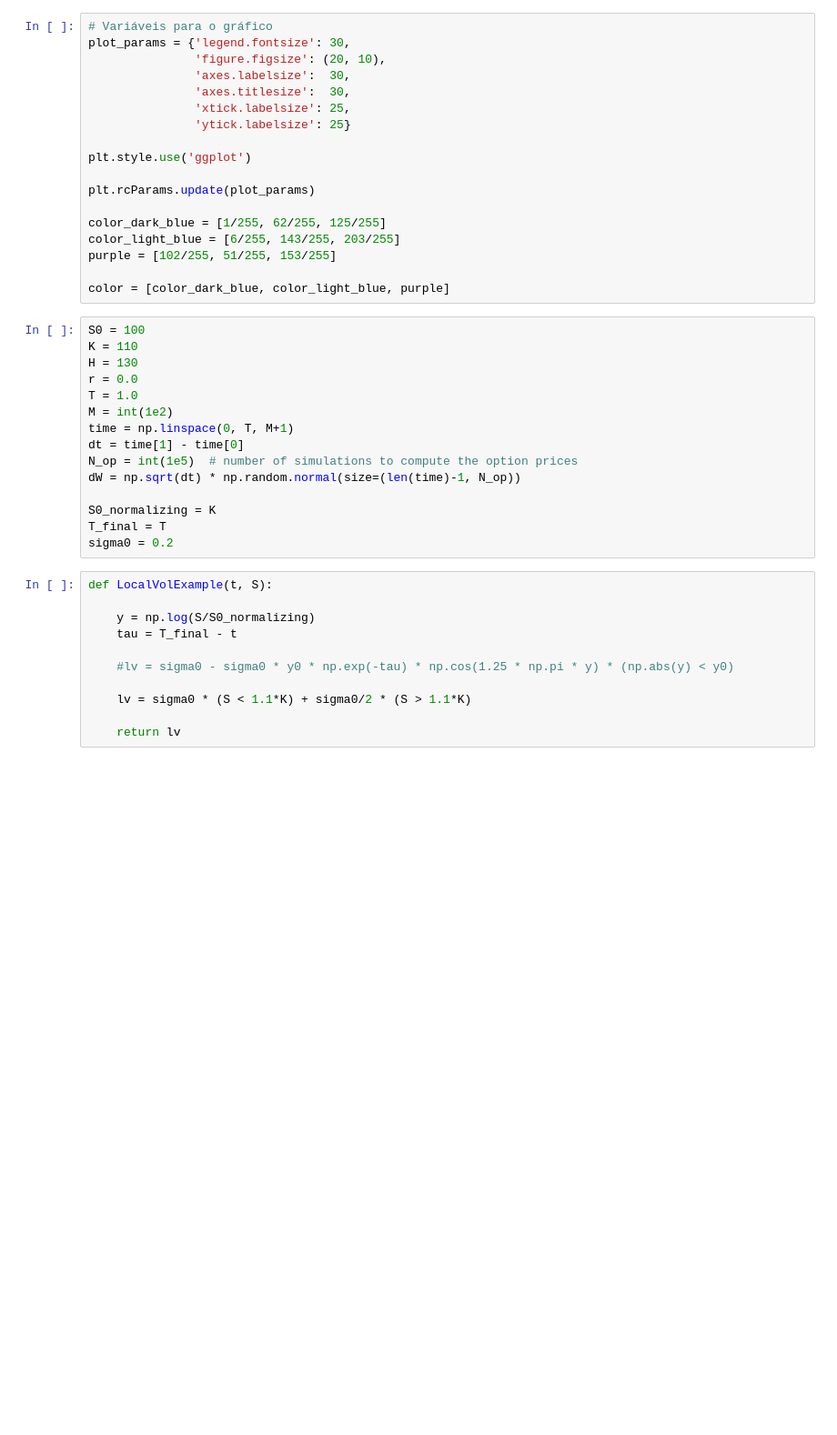
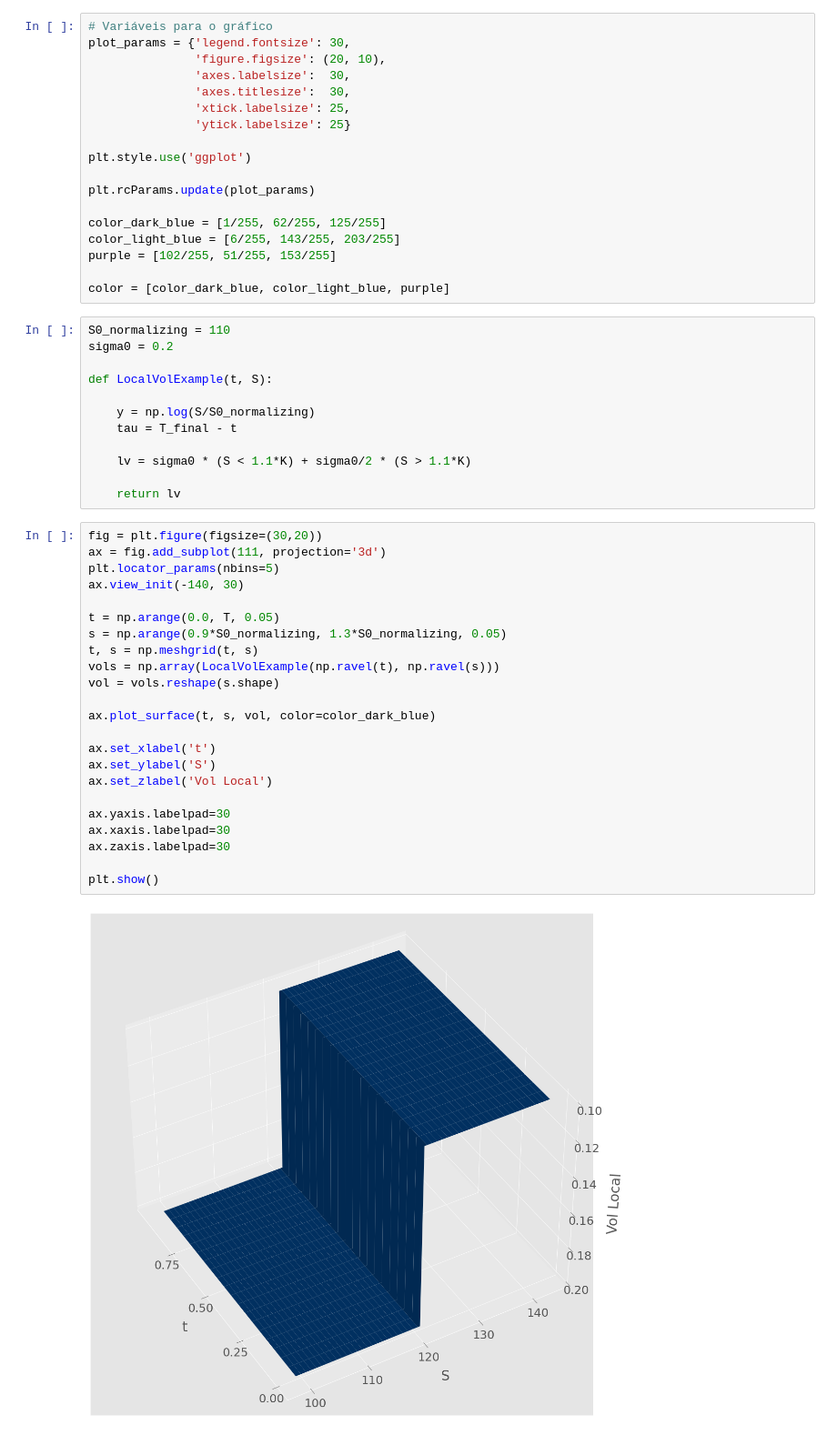
Before and after one commit to ysaporito/modelos_vol_derivativos, a Jupyter notebook: Opção com Barreira em Vol Local.ipynb, the cells around one changed output. Shown at 91% size. Saved outputs shown, nothing was run; the diff lists cells and outputs as text; blank space fills up the shorter version.

```diff
--- a/Opção com Barreira em Vol Local.ipynb
+++ b/Opção com Barreira em Vol Local.ipynb
@@ -23,30 +21,41 @@ color_light_blue = [6/255, 143/255, 203/255]
 purple = [102/255, 51/255, 153/255]
 
 color = [color_dark_blue, color_light_blue, purple]
-# %%
-S0 = 100
-K = 110
-H = 130
-r = 0.0
-T = 1.0
-M = int(1e2)
-time = np.linspace(0, T, M+1)
-dt = time[1] - time[0]
-N_op = int(1e5)  # number of simulations to compute the option prices
-dW = np.sqrt(dt) * np.random.normal(size=(len(time)-1, N_op))
-
-S0_normalizing = K
-T_final = T
-sigma0 = 0.2
 # %%
+S0_normalizing = 110
+sigma0 = 0.2
+
 def LocalVolExample(t, S):
 
     y = np.log(S/S0_normalizing)
     tau = T_final - t
 
-    #lv = sigma0 - sigma0 * y0 * np.exp(-tau) * np.cos(1.25 * np.pi * y) * (np.abs(y) < y0)
-
     lv = sigma0 * (S < 1.1*K) + sigma0/2 * (S > 1.1*K)
 
     return lv
+# %%
+fig = plt.figure(figsize=(30,20))
+ax = fig.add_subplot(111, projection='3d')
+plt.locator_params(nbins=5)
+ax.view_init(-140, 30)
+
+t = np.arange(0.0, T, 0.05)
+s = np.arange(0.9*S0_normalizing, 1.3*S0_normalizing, 0.05)
+t, s = np.meshgrid(t, s)
+vols = np.array(LocalVolExample(np.ravel(t), np.ravel(s)))
+vol = vols.reshape(s.shape)
+
+ax.plot_surface(t, s, vol, color=color_dark_blue)
+
+ax.set_xlabel('t')
+ax.set_ylabel('S')
+ax.set_zlabel('Vol Local')
+
+ax.yaxis.labelpad=30
+ax.xaxis.labelpad=30
+ax.zaxis.labelpad=30
+
+plt.show()
+# %% [output]
+[figure, added]
 # %%
```
Also changed, not shown: parts of 7 cells of this notebook, 3 other files.
